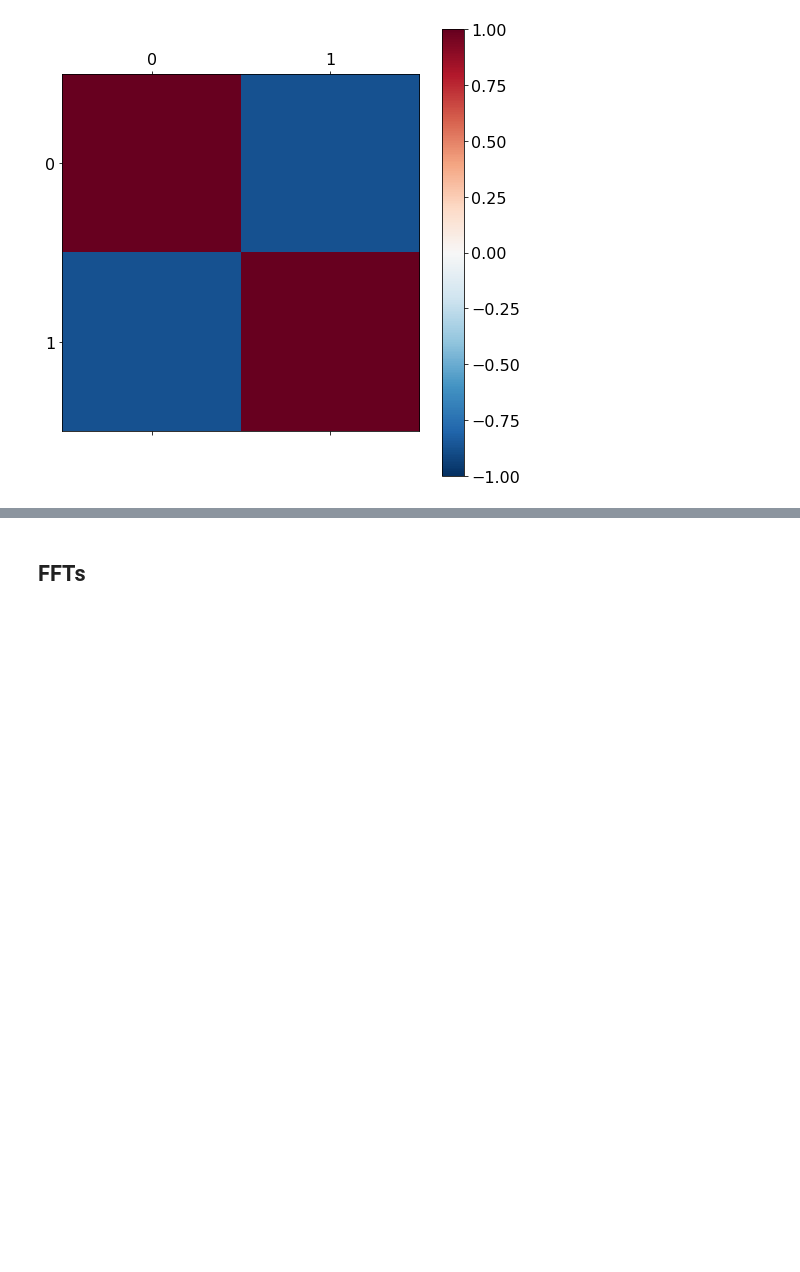
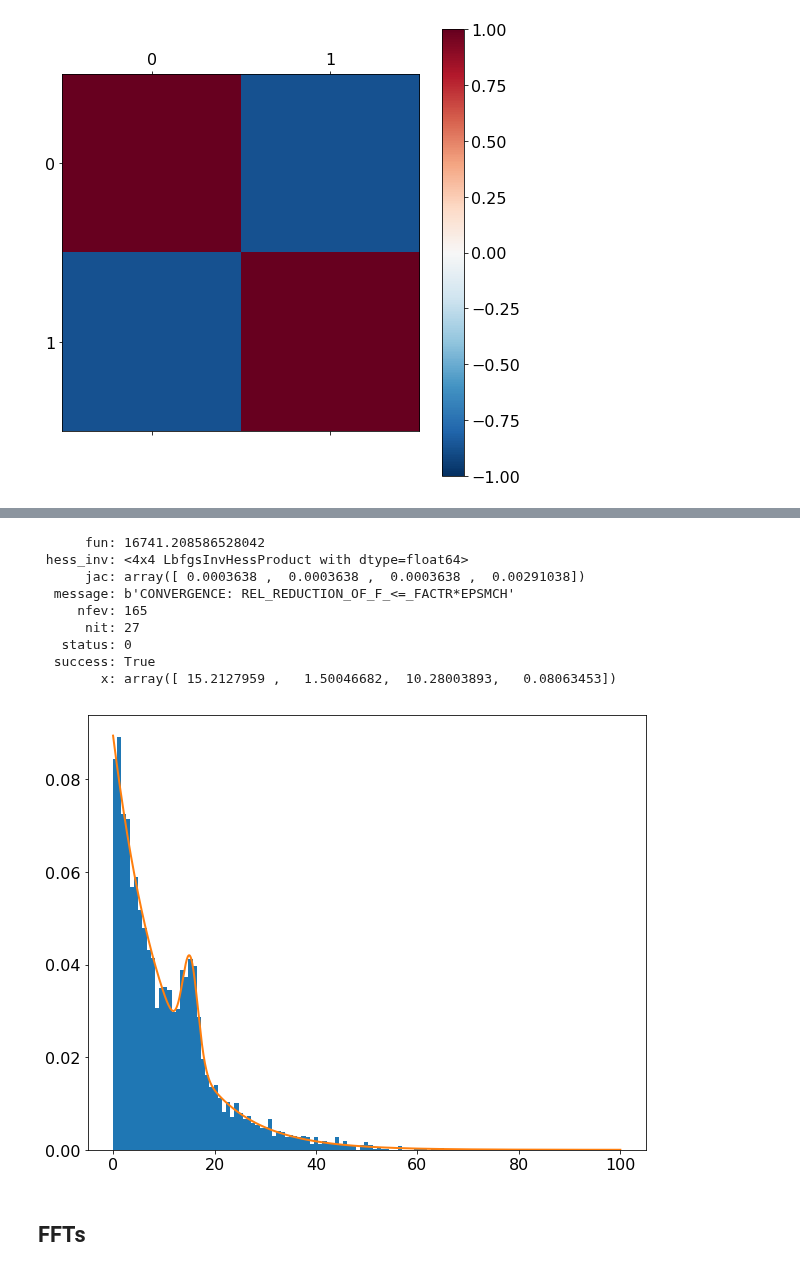
Before and after one commit to Python4AstronomersAndParticlePhysicists/PythonWorkshop-ICE, a Jupyter notebook: notebooks/07_01_scipy.ipynb, the cells around one changed output, grey strips where cells are left out. Drawn from its saved outputs; the diff is of its cells as text; code cells hidden in the pictures; blank space fills up the shorter version.

```diff
--- a/notebooks/07_01_scipy.ipynb
+++ b/notebooks/07_01_scipy.ipynb
@@ -147,0 +196,15 @@ plt.colorbar()
+# %%
+from scipy.optimize import minimize
+
+
+def negative_log_likelihood(lambda_, k):
+    return np.sum(lambda_ - k * np.log(lambda_))
+
+
+result = minimize(
+    negative_log_likelihood,
+    x0=(10, ),   # initial guess
+    args=(k, ),  # additional arguments for the function to minimize
+)
+
+print(result)
@@ -147,0 +248,49 @@ plt.colorbar()
+# %%
+from scipy.stats import norm, expon
+
+x = np.append(
+    norm.rvs(loc=15, scale=2, size=500),
+    expon.rvs(scale=10, size=4500),
+)
+
+def pdf(x, mu, sigma, tau, p):
+    return p * norm.pdf(x, mu, sigma) + (1 - p) * expon.pdf(x, scale=tau)
+
+
+def negative_log_likelihood(params, x):
+    mu, sigma, tau, p = params
+    neg_l = -np.sum(np.log(pdf(x, mu, sigma, tau, p)))
+
+    return neg_l
+
+
+result = minimize(
+    negative_log_likelihood,
+    x0=(12, 1.5, 8, 0.2),   # initial guess
+    args=(x, ),            # additional arguments for the function to minimize
+    bounds=[
+        (None, None),      # no bounds for mu
+        (0, None),         # sigma >= 0
+        (0, None),         # tau >= 0
+        (0, 1),            # 0 <= p <= 1
+    ],
+    method='L-BFGS-B', # method that supports bounds
+)
+
+x_plot = np.linspace(0, 100, 1000)
+
+plt.hist(x, bins=100, normed=True)
+plt.plot(x_plot, pdf(x_plot, *result.x))
+
+print(result)
+# %% [output]
+      fun: 16741.208586528042
+ hess_inv: <4x4 LbfgsInvHessProduct with dtype=float64>
+      jac: array([ 0.0003638 ,  0.0003638 ,  0.0003638 ,  0.00291038])
+  message: b'CONVERGENCE: REL_REDUCTION_OF_F_<=_FACTR*EPSMCH'
+     nfev: 165
+      nit: 27
+   status: 0
+  success: True
+        x: array([ 15.2127959 ,   1.50046682,  10.28003893,   0.08063453])
+[figure, added]
```
Also changed, not shown: parts of 10 cells of this notebook.
